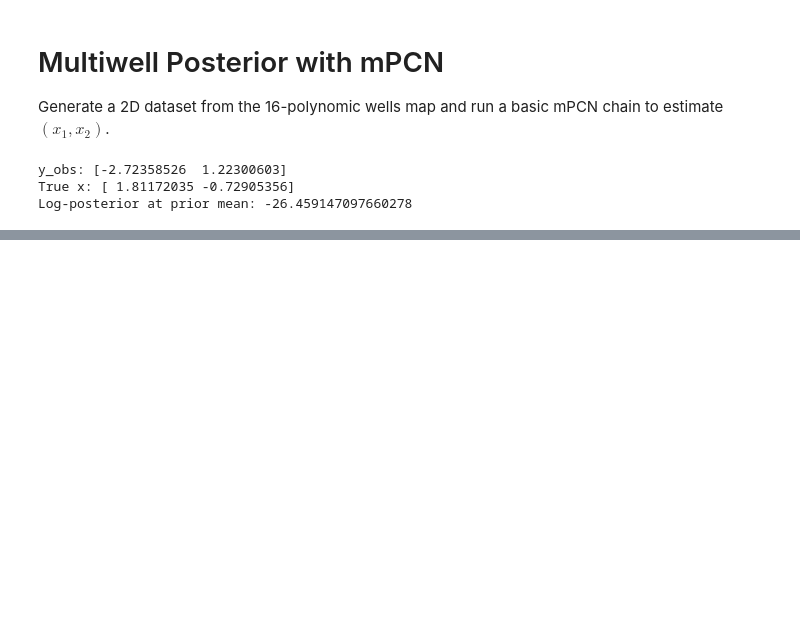
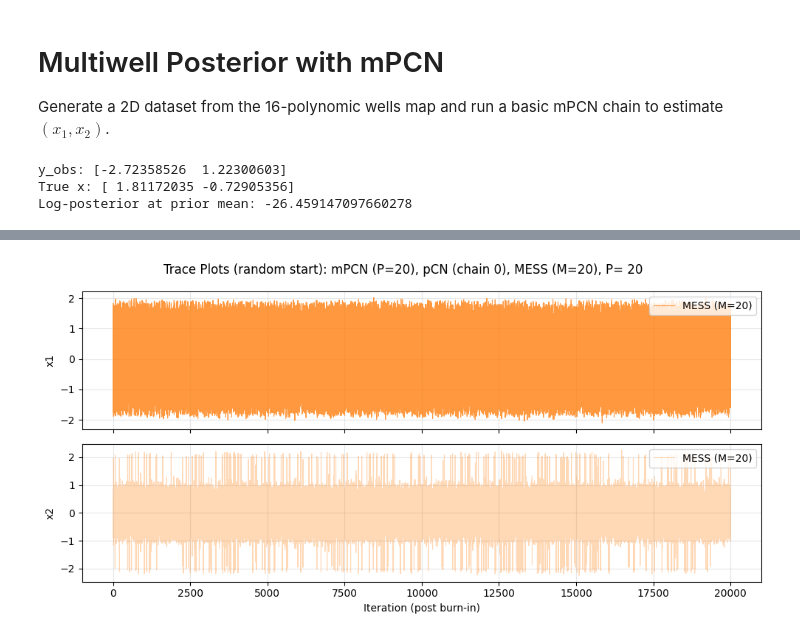
Before and after one commit to guillerminasenn/multiproposal-internal, a Jupyter notebook: notebooks/02_toy_multiwell_mpcn.ipynb, the cells around one changed output, grey strips where cells are left out. Saved outputs shown, nothing was run; the diff lists cells and outputs as text; code cells hidden in the pictures; blank space fills up the shorter version.

```diff
--- a/notebooks/02_toy_multiwell_mpcn.ipynb
+++ b/notebooks/02_toy_multiwell_mpcn.ipynb
@@ -457,0 +601,19 @@ Saved run to: estimations/multiwell/mpcn/multiwell_mpcn_P20_rho0.1_iters50000_se
+# %%
+# Random-start configuration
+if num_ind_chains < 1:
+    raise ValueError('num_ind_chains must be >= 1')
+rng_rand = np.random.default_rng(seed_mcmc)
+
+# Random starts from the (x1, x2) support; adjust bounds as needed
+support_min = np.array([-4.0, -4.0], dtype=float)
+support_max = np.array([4.0, 4.0], dtype=float)
+x0_rand = rng_rand.uniform(low=support_min, high=support_max)
+
+pcn_start_points_rand = [x0_rand.copy()]
+for _ in range(num_ind_chains - 1):
+    pcn_start_points_rand.append(rng_rand.uniform(low=support_min, high=support_max))
+pcn_start_points_rand = [pt.copy() for pt in pcn_start_points_rand]
+pcn_seeds_rand = [seed_mcmc for _ in range(num_ind_chains)]
+pcn_max_workers_rand = min(num_ind_chains, os.cpu_count() or 1)
+pcn_thin_step_rand = max(1, num_ind_chains)
+print('Random start (x0_rand):', x0_rand)
@@ -457,0 +744,37 @@ Saved run to: estimations/multiwell/mpcn/multiwell_mpcn_P20_rho0.1_iters50000_se
+# %%
+# Random-start trace plots
+burn_in_rand = 0
+post_chain_mpcn_rand = chain_mpcn_rand[burn_in_rand:]
+post_chain_pcn_rand = chain_pcn_rand[burn_in_rand:] if run_pcn and chain_pcn_rand is not None else None
+post_chain_mess_rand = chain_mess_rand[burn_in_rand:] if run_mess and chain_mess_rand is not None else None
+
+fig, axes = plt.subplots(2, 1, figsize=(10, 5), sharex=True)
+# axes[0].plot(post_chain_mpcn_rand[:, 0], color='tab:blue', linewidth=0.8, label='mPCN')
+# if post_chain_pcn_rand is not None:
+#     axes[0].plot(post_chain_pcn_rand[:, 0], color='tab:green', linewidth=0.8, alpha=0.8, label='pCN (chain 0)')
+if post_chain_mess_rand is not None:
+    axes[0].plot(post_chain_mess_rand[:, 0], color='tab:orange', linewidth=0.8, alpha=0.8, label=f'MESS (M={mess_M})')
+axes[0].set_ylabel('x1')
+axes[0].grid(alpha=0.3)
+axes[0].legend(loc='upper right')
+
+# axes[1].plot(post_chain_mpcn_rand[:, 1], color='tab:blue', linewidth=0.8, alpha=0.9, label='mPCN')
+# if post_chain_pcn_rand is not None:
+#     axes[1].plot(post_chain_pcn_rand[:, 1], color='tab:green', linewidth=0.8, alpha=0.6, label='pCN (chain 0)')
+if post_chain_mess_rand is not None:
+    axes[1].plot(post_chain_mess_rand[:, 1], color='tab:orange', linewidth=0.8, alpha=0.3, label=f'MESS (M={mess_M})')
+axes[1].set_ylabel('x2')
+axes[1].set_xlabel('Iteration (post burn-in)')
+axes[1].grid(alpha=0.3)
+axes[1].legend(loc='upper right')
+
+title_parts_rand = [f'mPCN (P={n_props})']
+if post_chain_pcn_rand is not None:
+    title_parts_rand.append('pCN (chain 0)')
+if post_chain_mess_rand is not None:
+    title_parts_rand.append(f'MESS (M={mess_M})')
+fig.suptitle(f"Trace Plots (random start): {', '.join(title_parts_rand)}, P= {n_props}")
+fig.tight_layout()
+plt.show()
+# %% [output]
+[figure, added]
```
Also changed, not shown: parts of 20 cells of this notebook.
